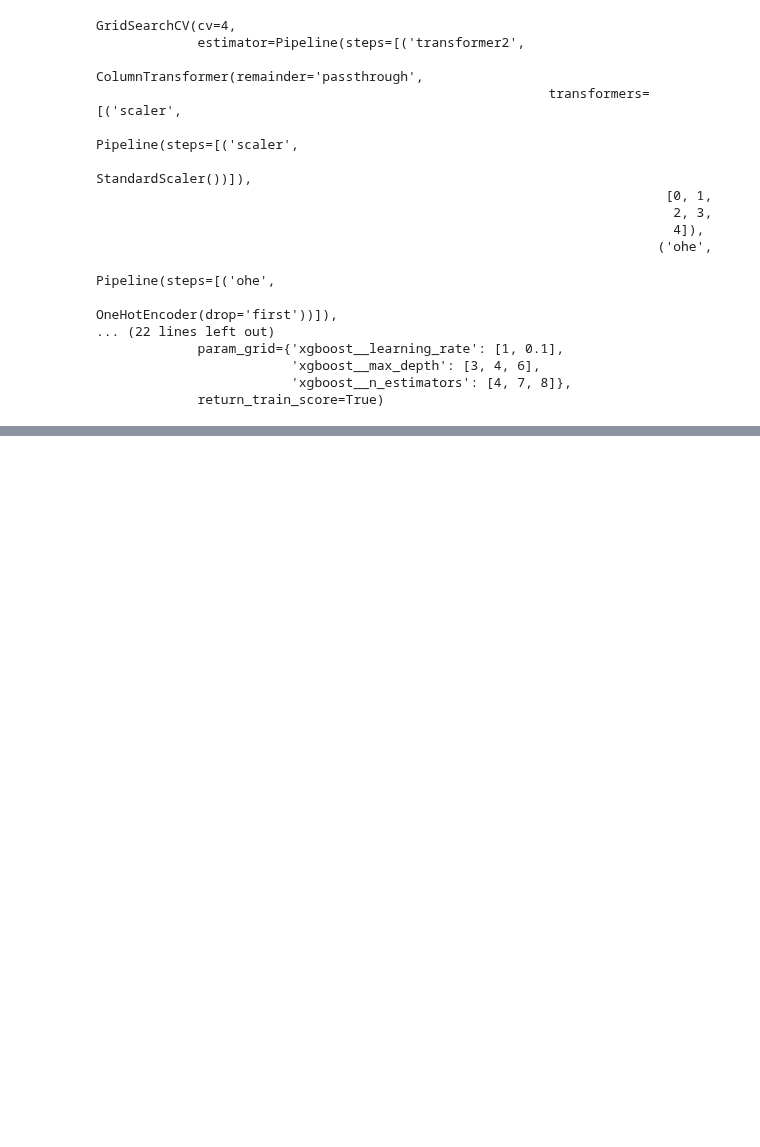
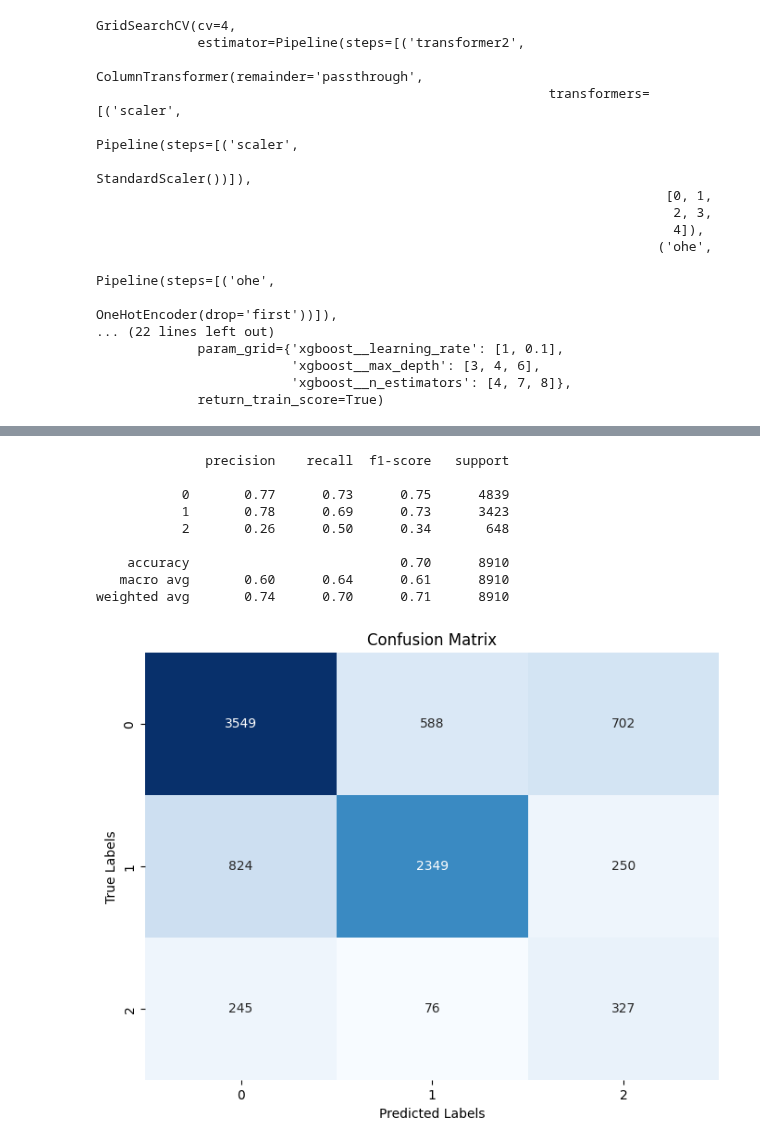
Before and after one commit to dev-ezzy/Classification-model, a Jupyter notebook: Models.ipynb, the cells around one changed output, grey strips where cells are left out. Cells and saved outputs as stored; diff of their text form; code cells hidden in the pictures; blank space fills up the shorter version.

```diff
--- a/Models.ipynb
+++ b/Models.ipynb
@@ -703,0 +738,17 @@ GridSearchCV(cv=4,
+# %%
+#test_score
+test_pred = xg_boost.predict(X_test)
+#score and matrix
+metrics(y_test, test_pred)
+plot_matrix(y_test, test_pred, xg_boost)
+# %% [output]
+              precision    recall  f1-score   support
+
+           0       0.77      0.73      0.75      4839
+           1       0.78      0.69      0.73      3423
+           2       0.26      0.50      0.34       648
+
+    accuracy                           0.70      8910
+   macro avg       0.60      0.64      0.61      8910
+weighted avg       0.74      0.70      0.71      8910
+[figure, added]
```
Also changed, not shown: parts of 2 cells of this notebook, 1 other file.
